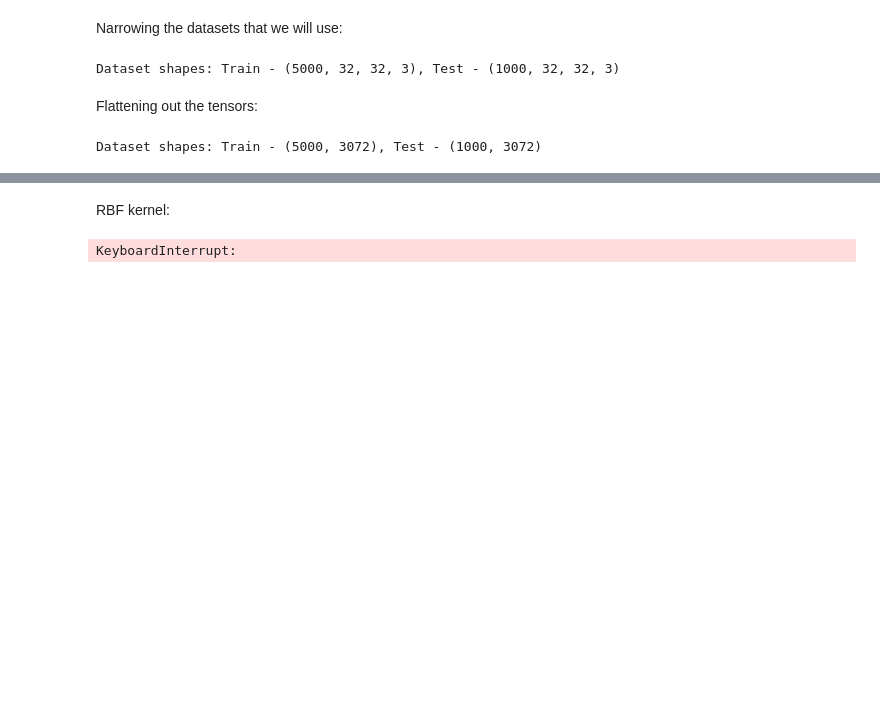
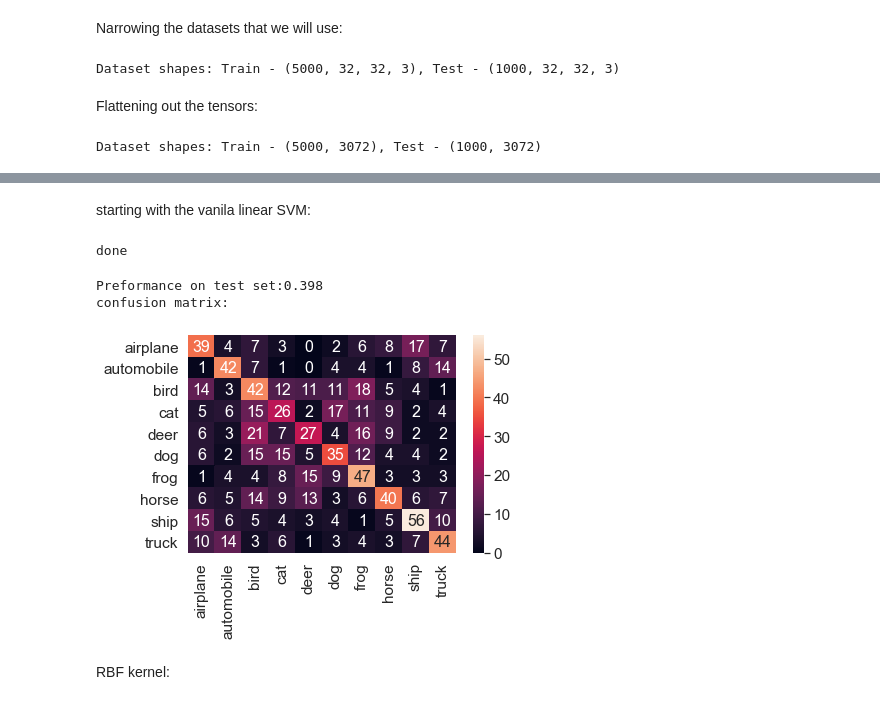
Before and after one commit to EdanZwick/Foundations-of-deep-learning-Ex1, a Jupyter notebook: Hw1.ipynb, the cells around one changed output, grey strips where cells are left out. Cells and saved outputs as stored; diff of their text form; code cells hidden in the pictures; blank space fills up the shorter version.

```diff
--- a/Hw1.ipynb
+++ b/Hw1.ipynb
@@ -53,6 +53,0 @@ starting with the vanila linear SVM:
-# %%
-model = svm.SVC()
-C = np.logspace(-5, 5, num=11)
-params = {'kernel': ['linear'], 'C': C}
-linearSelection = GridSearchCV(model, params, n_jobs=-1, verbose=1)
-linearSelection.fit(trainData,trainLabels)
@@ -70,18 +54,27 @@ KeyboardInterrupt:
+# %%
+crossValidate = False
+# %% [markdown]
+starting with the vanila linear SVM:
+# %%
+if crossValidate:
+    C = part1.cross_validate(trainData, trainLabels, 'linear')['C']
+    print('paramaters chosen for the svm model: {}'.format(linearSelection.best_params_))
+else:
+    C = 1e-07
+linearModel = svm.SVC(C,'linear')
+linearModel.fit(trainData, trainLabels)
+print('done')
+# %% [output]
+done
 # %%
-print('paramaters chosen for the svm model: {}'.format(linearSelection.best_params_))
-prediction = linearSelection.predict(testData, testLables)
-score = accuracy_score(testLables, prediction)
-print('Preformance on test set:{}'.format(score))
+prediction = linearModel.predict(testData)
+score = accuracy_score(testLabels, prediction)
+print('Linear svm accuracy on test set:{}'.format(score))
 print('confusion matrix:')
-print(confusion_matrix(testLables, prediction))
+part1.confusion(testLabels, prediction, fullTrain.classes)
+# %% [output]
+Preformance on test set:0.398
+confusion matrix:
+[figure, added]
 # %% [markdown]
 RBF kernel:
-# %%
-model = svm.SVC()
-gamma = np.logspace(-10, 10, num=21)
-C = np.logspace(-5, 5, num=11)
-params = {'kernel': ['rbf'], 'C': C, 'gamma': gamma}
-rbfSelection = GridSearchCV(model, params, n_jobs=-1, verbose=1)
-rbfSelection.fit(trainData,trainLabels)
-# %% [output]
-KeyboardInterrupt:
```
Also changed, not shown: parts of 8 cells of this notebook, 3 other files.
